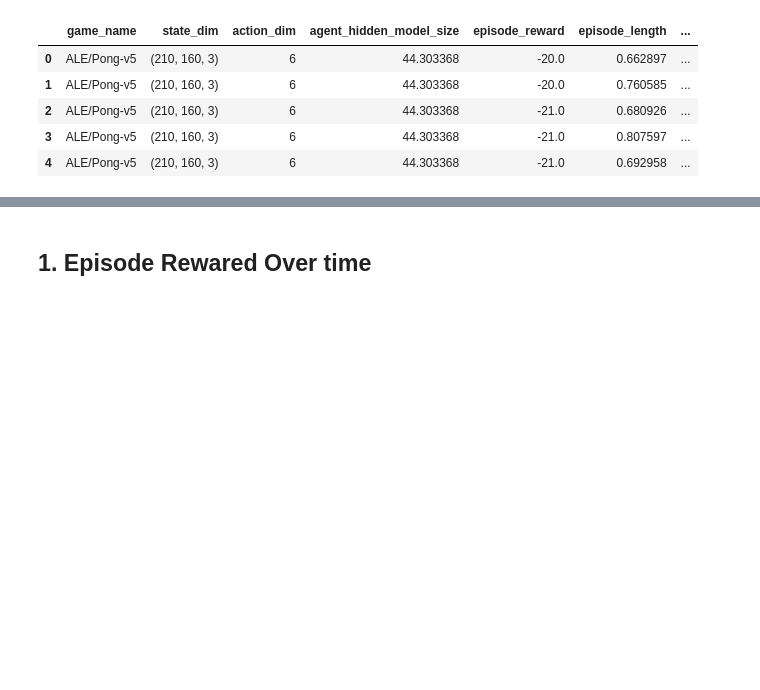
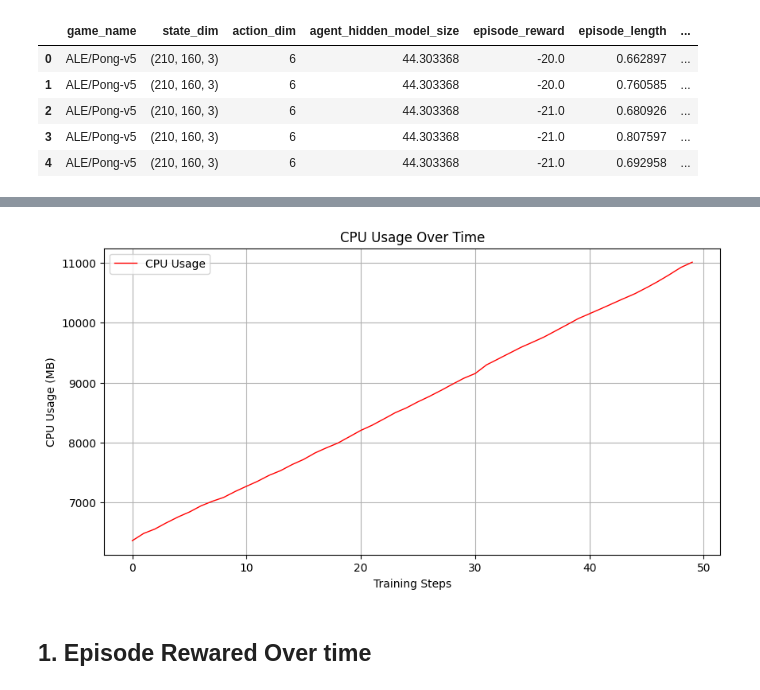
Before and after one commit to RyanWri/gpu-mem-genius, a Jupyter notebook: src/visuals/plots.ipynb, the cells around one changed output, grey strips where cells are left out. Cells and saved outputs as stored; diff of their text form; code cells hidden in the pictures; blank space fills up the shorter version.

```diff
--- a/src/visuals/plots.ipynb
+++ b/src/visuals/plots.ipynb
@@ -22,3 +102,12 @@ df.head()
+# %%
+# ------------------------------
+# Plot 3: CPU Usage Over Time (Line Chart)
+# ------------------------------
+setup_chart("CPU Usage Over Time", "Training Steps", "CPU Usage (MB)")
+plot_line(df.index, df['cpu_usage'], label="CPU Usage", color="red")
+finalize_chart()
+# %% [output]
+[figure, added]
 # %% [markdown]
 ## 1. Episode Rewared Over time
 # %%
```
Also changed, not shown: parts of 9 cells of this notebook, 1 other file.
